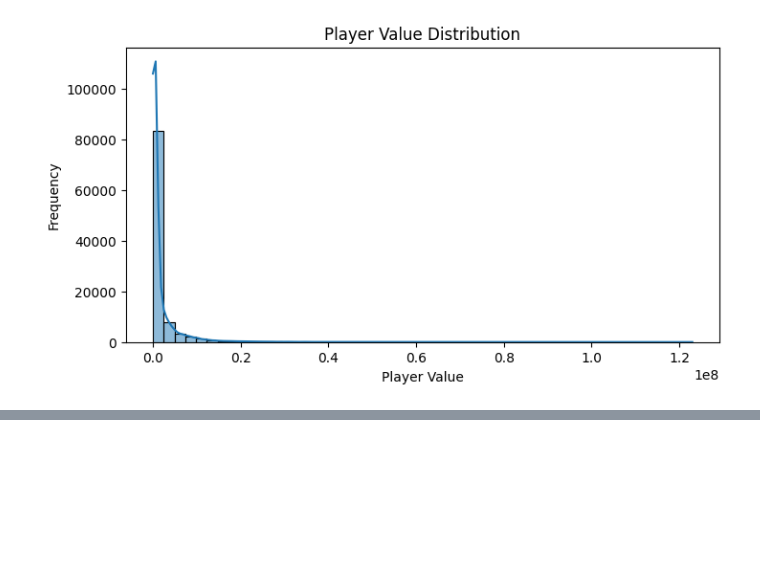
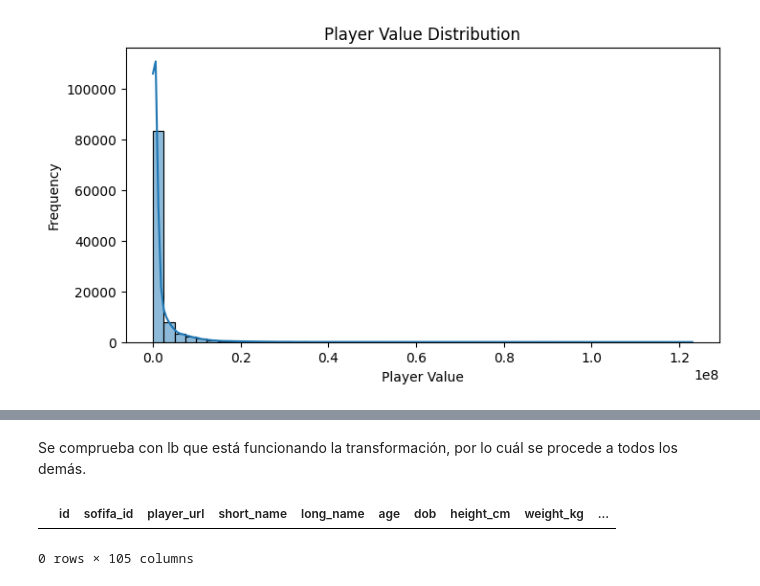
Before and after one commit to Marito-R-T/data-analytics-project, a Jupyter notebook: phase1/analysis.ipynb, the cells around one changed output, grey strips where cells are left out. Saved outputs shown, nothing was run; the diff lists cells and outputs as text; code cells hidden in the pictures; blank space fills up the shorter version.

```diff
--- a/phase1/analysis.ipynb
+++ b/phase1/analysis.ipynb
@@ -223,0 +247,15 @@ Passing `palette` without assigning `hue` is deprecated and will be removed in v
+# %%
+df['nation_jersey_number'] = df['nation_jersey_number'].fillna(0)
+df['pace'] = df['pace'].fillna(0)
+df['shooting'] = df['shooting'].fillna(0)
+df['passing'] = df['passing'].fillna(0)
+df['dribbling'] = df['dribbling'].fillna(0)
+df['defending'] = df['defending'].fillna(0)
+df['physic'] = df['physic'].fillna(0)
+df['gk_diving'] = df['gk_diving'].fillna(0)
+df['gk_handling'] = df['gk_handling'].fillna(0)
+df['gk_kicking'] = df['gk_kicking'].fillna(0)
+df['gk_kicking'] = df['gk_kicking'].fillna(0)
+df['gk_reflexes'] = df['gk_reflexes'].fillna(0)
+df['gk_speed'] = df['gk_speed'].fillna(0)
+df['gk_positioning'] = df['gk_positioning'].fillna(0)
@@ -223,0 +281,2 @@ Passing `palette` without assigning `hue` is deprecated and will be removed in v
+# %%
+df = df.drop('joined', axis=1)
@@ -223,0 +320,2 @@ Passing `palette` without assigning `hue` is deprecated and will be removed in v
+# %% [markdown]
+Se comprueba con lb que está funcionando la transformación, por lo cuál se procede a todos los demás.
@@ -223,0 +382,5 @@ Passing `palette` without assigning `hue` is deprecated and will be removed in v
+# %%
+df[df["rcb"].isnull()]
+# %% [output]
+|  | id | sofifa_id | player_url | short_name | long_name | age | dob | height_cm | weight_kg | ... |
+0 rows × 105 columns
```
Also changed, not shown: parts of 18 cells of this notebook.
